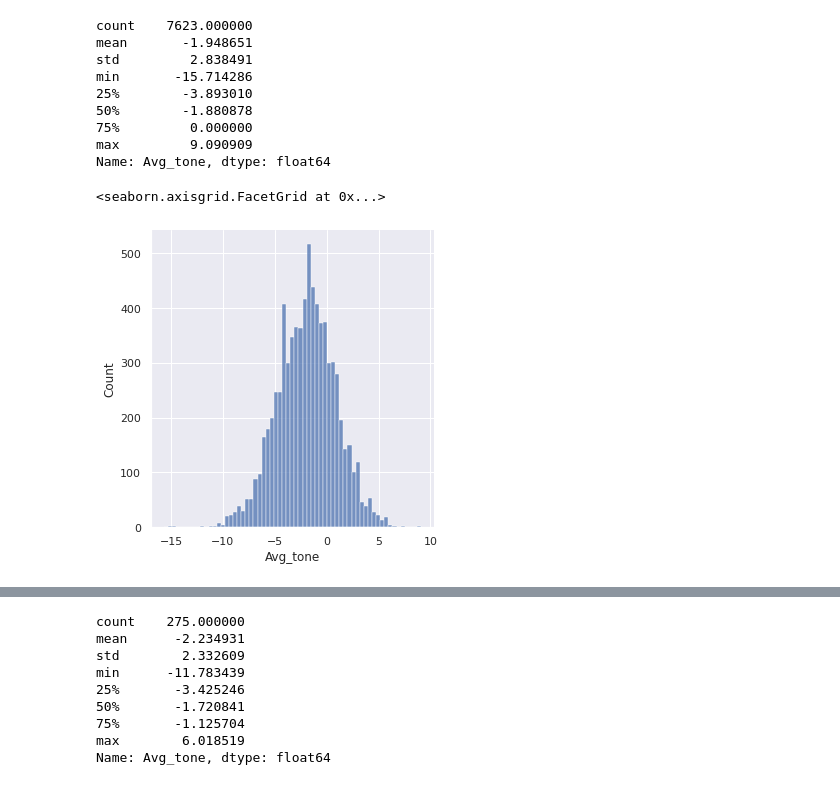
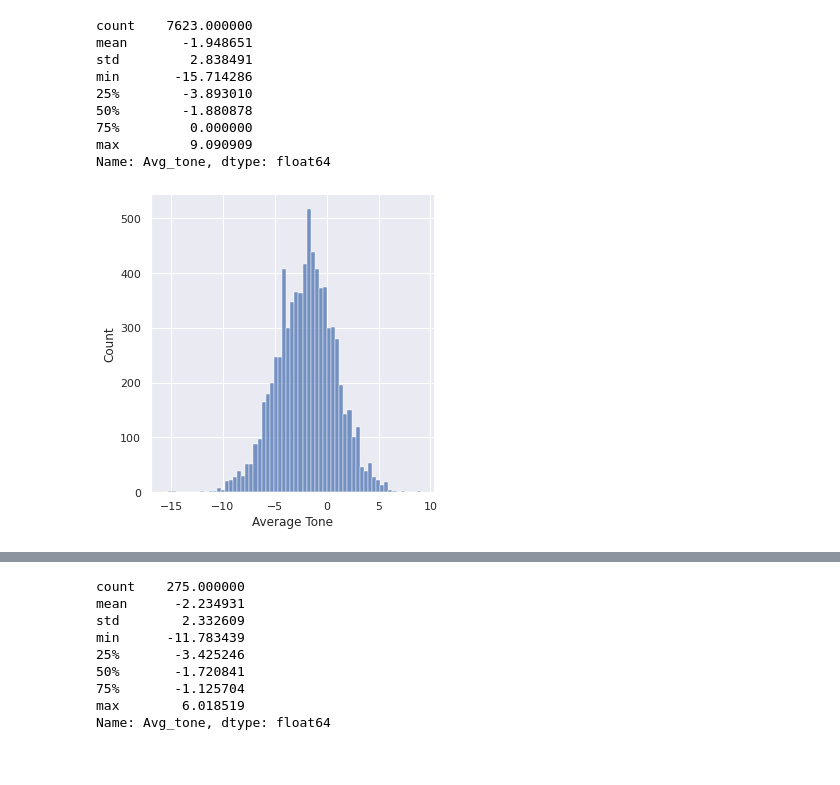
Before and after one commit to SitwalaM/nlp_gdelt_zambia_debt_analysis, a Jupyter notebook: notebooks/main_gdelt_zambia.ipynb, the cells around one changed output, grey strips where cells are left out. Saved outputs shown, nothing was run; the diff lists cells and outputs as text; code cells hidden in the pictures.

```diff
--- a/notebooks/main_gdelt_zambia.ipynb
+++ b/notebooks/main_gdelt_zambia.ipynb
@@ -199,10 +204,12 @@ min       -15.714286
 75%         0.000000
 max         9.090909
 Name: Avg_tone, dtype: float64
-# %%
-sns.displot(df.Avg_tone)
-# %% [output]
-<seaborn.axisgrid.FacetGrid at 0x...>
-[figure, removed]
+# %%
+sns.set()
+ax = sns.displot(df.Avg_tone)
+plt.xlabel("Average Tone")
+plt.savefig("../images/tone_dist.png")
+# %% [output]
+[figure, added]
 # %%
 sns.set()
```
Also changed, not shown: parts of 36 cells of this notebook.
